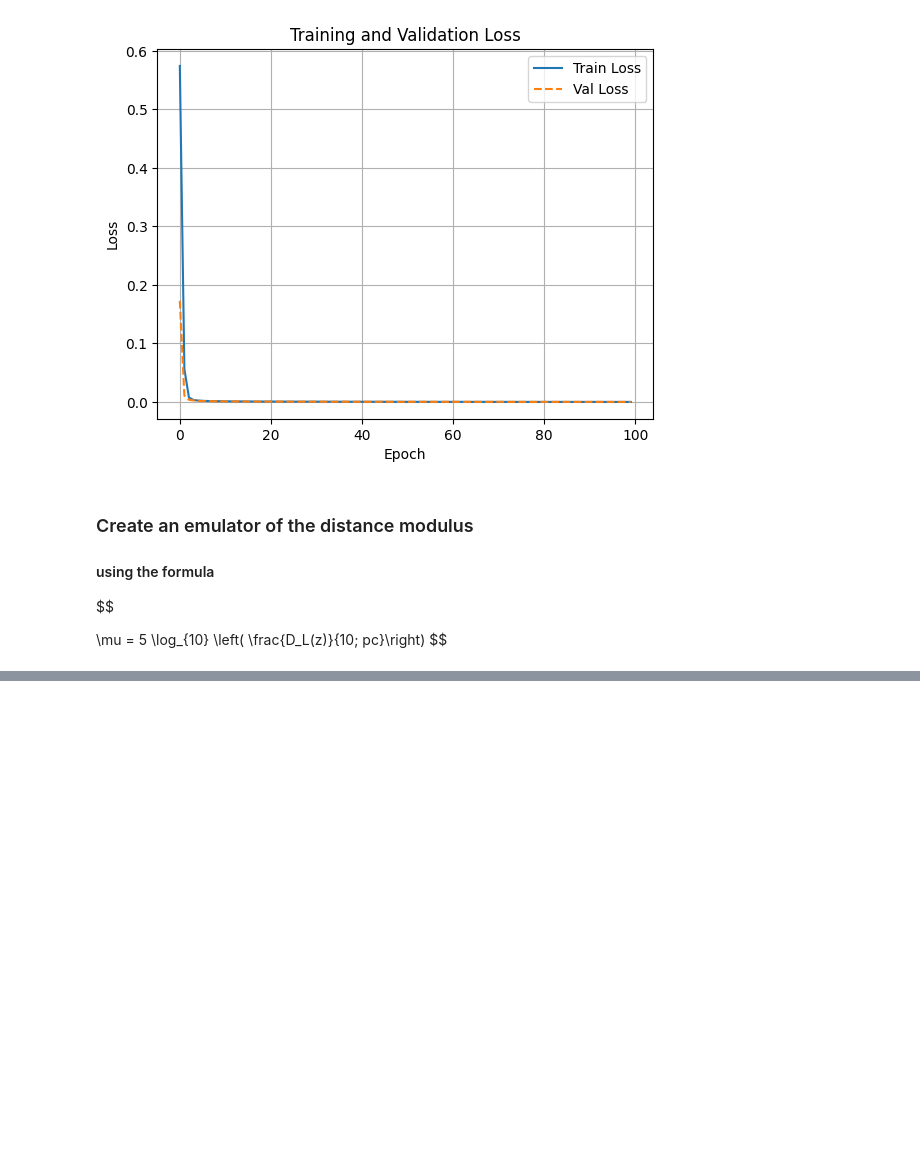
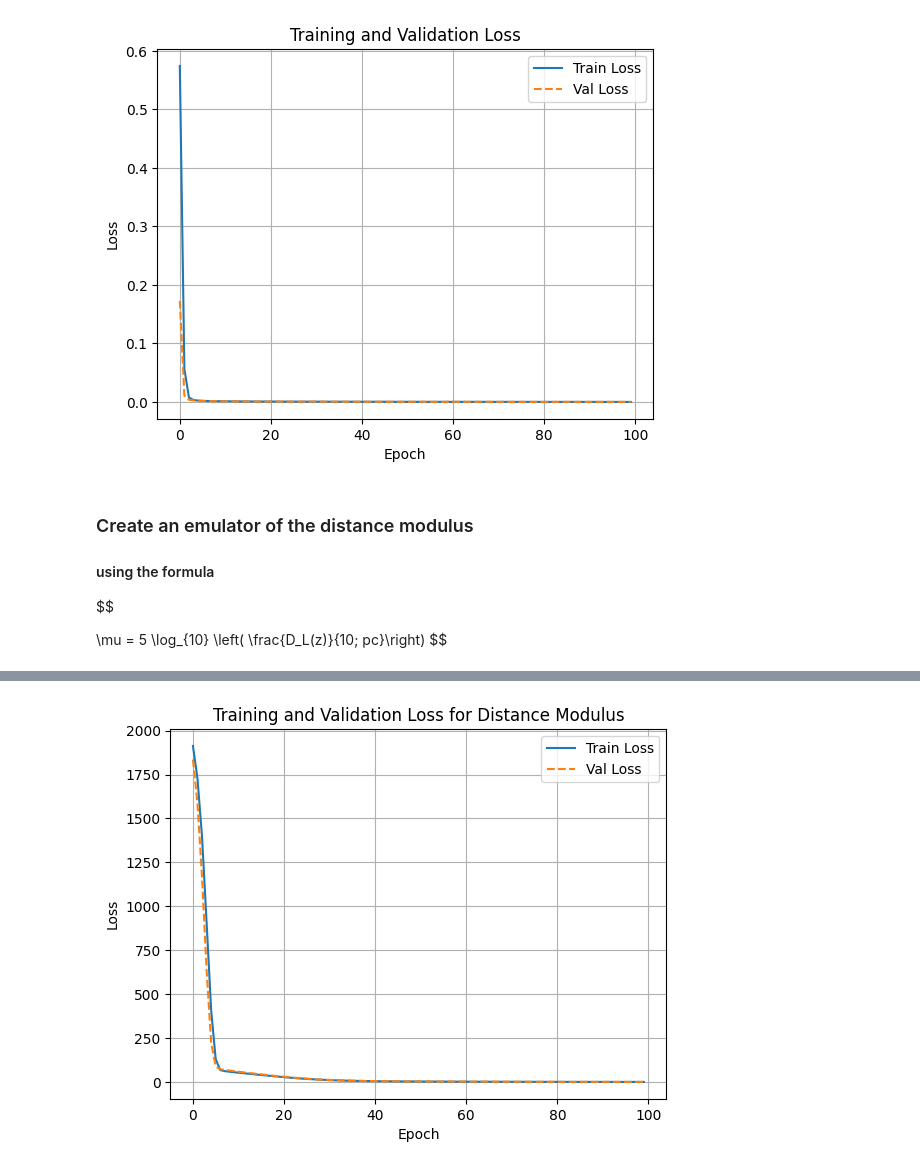
Before and after one commit to mazapataa/NNbasic, a Jupyter notebook: P3_Emulator_distance.ipynb, the cells around one changed output, grey strips where cells are left out. Saved outputs shown, nothing was run; the diff lists cells and outputs as text; code cells hidden in the pictures; blank space fills up the shorter version.

```diff
--- a/P3_Emulator_distance.ipynb
+++ b/P3_Emulator_distance.ipynb
@@ -170,3 +170,26 @@ $$
 
 distance_modulus_train = 5 * np.log10(d_L_train * 1e6 / 10)  # Convert Mpc to pc and apply the formula
 distance_modulus_val = 5 * np.log10(d_L_val * 1e6 / 10)  # Convert Mpc to pc and apply the formula
+# %%
+# 6) Create a Neural Network that allows for reproducing, with less than 1% error for the 95% best cases of the
+# Validation set, the distance modulus.
+
+
+model_distance_modulus = keras.Sequential([
+    keras.layers.Input(shape=(3,)),
+    keras.layers.Dense(64, activation='relu'),
+    keras.layers.Dense(64, activation='relu'),
+    keras.layers.Dense(1)
+])
+
+model_distance_modulus.compile(optimizer='adam', loss='mean_squared_error')
+callback_distance_modulus = keras.callbacks.EarlyStopping(monitor='val_loss', patience=20, restore_best_weights=True)
+history_distance_modulus = model_distance_modulus.fit(
+    x=X_train_scaled,
+    y=distance_modulus_train.reshape(-1, 1),
+    validation_data=(X_val_scaled, distance_modulus_val.reshape(-1, 1)),
+    epochs=100,
+    batch_size=32,
+    verbose=1,
+    callbacks=[callback_distance_modulus]
+)
@@ -172,0 +214,11 @@ distance_modulus_val = 5 * np.log10(d_L_val * 1e6 / 10)  # Convert Mpc to pc and
+# %%
+plt.plot(history_distance_modulus.history['loss'], label='Train Loss')
+plt.plot(history_distance_modulus.history['val_loss'], label='Val Loss', linestyle='--')
+plt.xlabel('Epoch')
+plt.ylabel('Loss')
+plt.title('Training and Validation Loss for Distance Modulus')
+plt.legend()
+plt.grid()
+plt.show()
+# %% [output]
+[figure, added]
```
Also changed, not shown: parts of 1 cell of this notebook.
